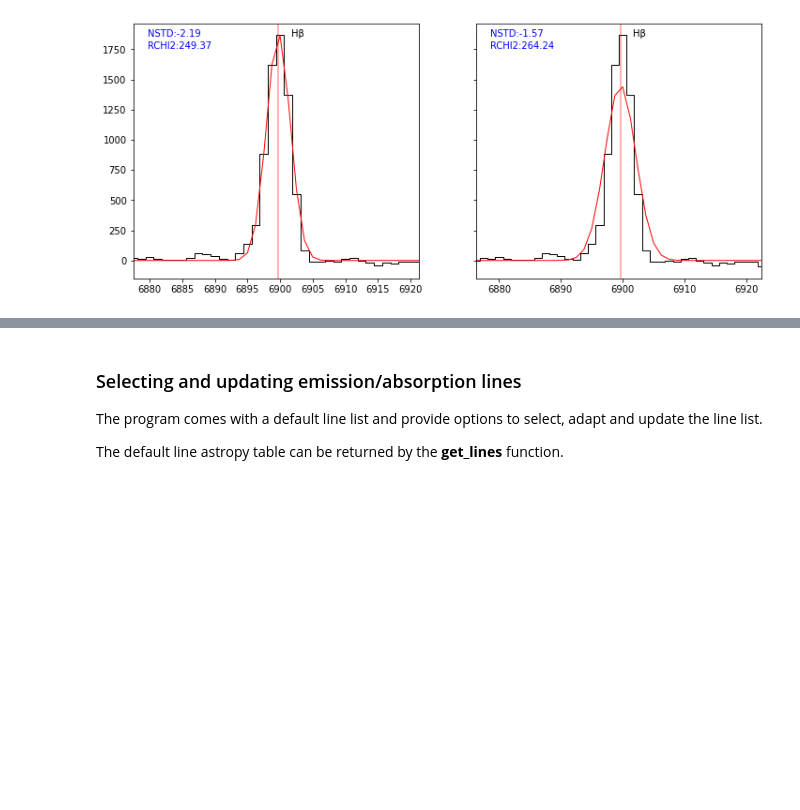
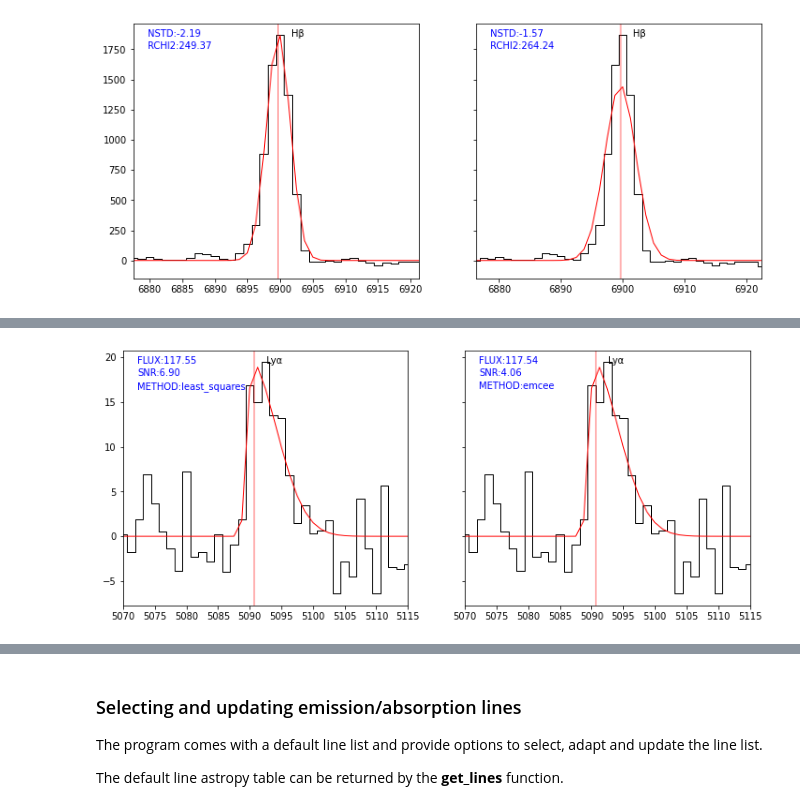
Before and after one commit to musevlt/pyplatefit, a Jupyter notebook: docs/tutorial.ipynb, the cells around one changed output, grey strips where cells are left out. Cells and saved outputs as stored; diff of their text form; code cells hidden in the pictures; blank space fills up the shorter version.

```diff
--- a/docs/tutorial.ipynb
+++ b/docs/tutorial.ipynb
@@ -359,0 +370,13 @@ plot_fit(ax[1], res2, **kw)
+# %%
+sp = Spectrum(os.path.join(datadir,'udf10_00723.fits'))
+res0 = fit_spec(sp, z=3.18817, lines=['LYALPHA'])
+# %%
+sp = Spectrum(os.path.join(datadir,'udf10_00723.fits'))
+res1 = fit_spec(sp, z=3.18817, lines=['LYALPHA'], mcmc_lya=True)
+# %%
+fig,ax = plt.subplots(1,2,figsize=(12,5), sharey=True)
+kw = dict(line='LYALPHA', line_only=True, margin=20, infoline=['FLUX','SNR'], infoz=['METHOD'], legend=False)
+plot_fit(ax[0], res0, **kw)
+plot_fit(ax[1], res1, **kw)
+# %% [output]
+[figure, added]
```
Also changed, not shown: parts of 49 cells of this notebook, 2 other files.
